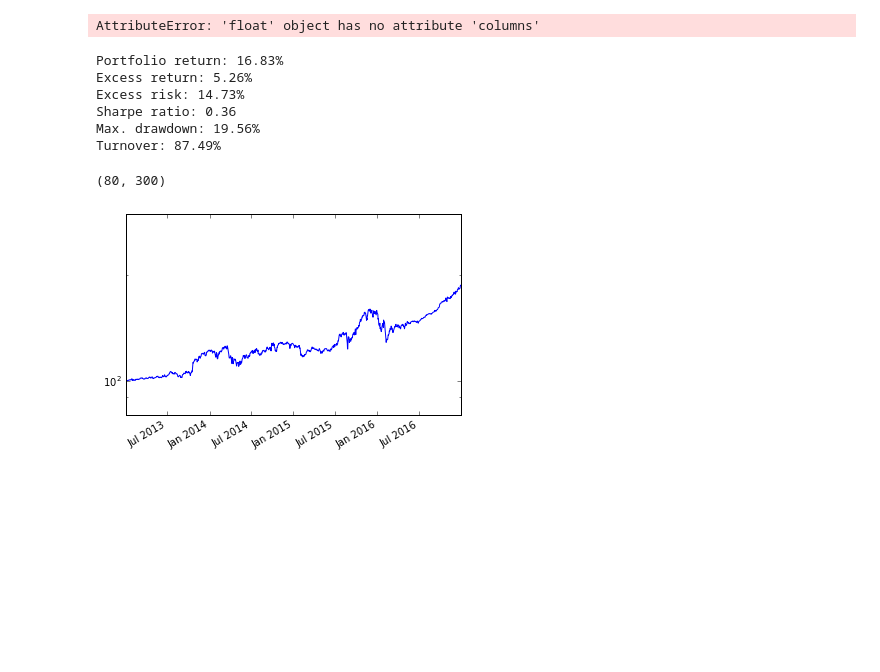
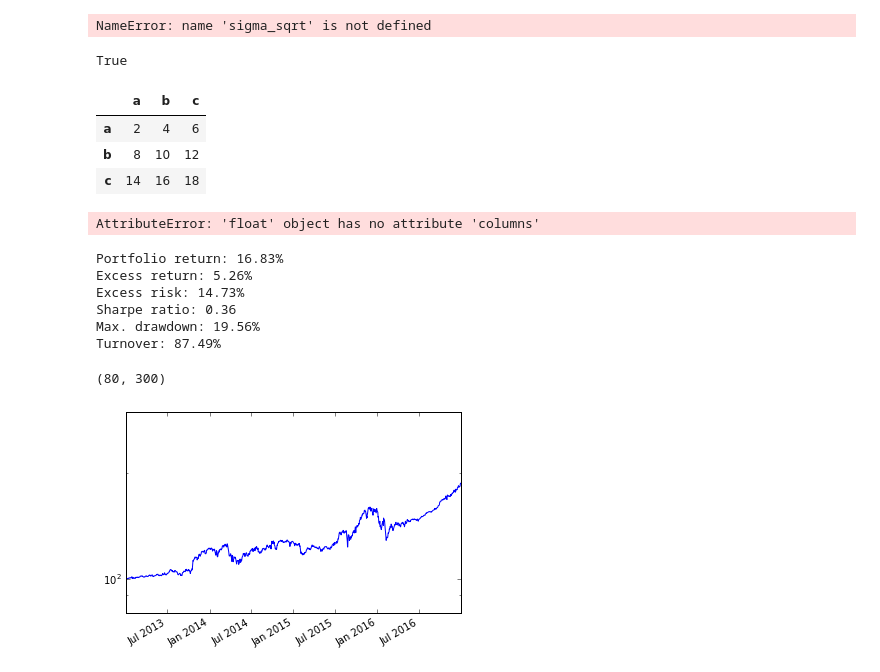
Before and after one commit to cvxgrp/cvxportfolio, a Jupyter notebook: HelloWorld.ipynb, the cells around one changed output. Drawn from its saved outputs; the diff is of its cells as text; code cells hidden in the pictures; blank space fills up the shorter version.

```diff
--- a/HelloWorld.ipynb
+++ b/HelloWorld.ipynb
@@ -5,6 +5,10 @@ import numpy as np
 import matplotlib.pyplot as plt
 import quandl
 import cvxportfolio as cp
+# %%
+cp.null_checker(pd.Series([1,2]))
+# %% [output]
+NameError: name 'sigma_sqrt' is not defined
 # %%
 # Get problem data
 tickers = ['AMZN', 'GOOGL', 'MCD', 'NKE']
@@ -16,6 +20,22 @@ returns = pd.DataFrame(dict([(ticker, quandl.get('WIKI/'+ticker,
                 for ticker in tickers]))
 returns[["USDOLLAR"]]=quandl.get('FRED/DTB3', start_date=start_date, end_date=end_date)/250
 returns = returns.fillna(method='ffill').iloc[1:]
+# %%
+cp.null_checker(np.nan)
+# %% [output]
+True
+# %%
+index=['a','b','c']
+
+df=pd.DataFrame(index=index,columns=index,
+            data=[[1,2,3],[4,5,6],[7,8,9]])
+
+pn=pd.Panel({'1':df,'2':df*2})
+# %% [output]
+|  | a | b | c |
+| a | 2 | 4 | 6 |
+| b | 8 | 10 | 12 |
+| c | 14 | 16 | 18 |
 # %%
 spread=pd.DataFrame(index=returns.index, columns=returns.columns[:-1], data=10E-4) ##TODO
 tcost_model=cp.TcostModel(spread=10E-4, nonlin_term=False) ## nonlin term should be inferred
```
